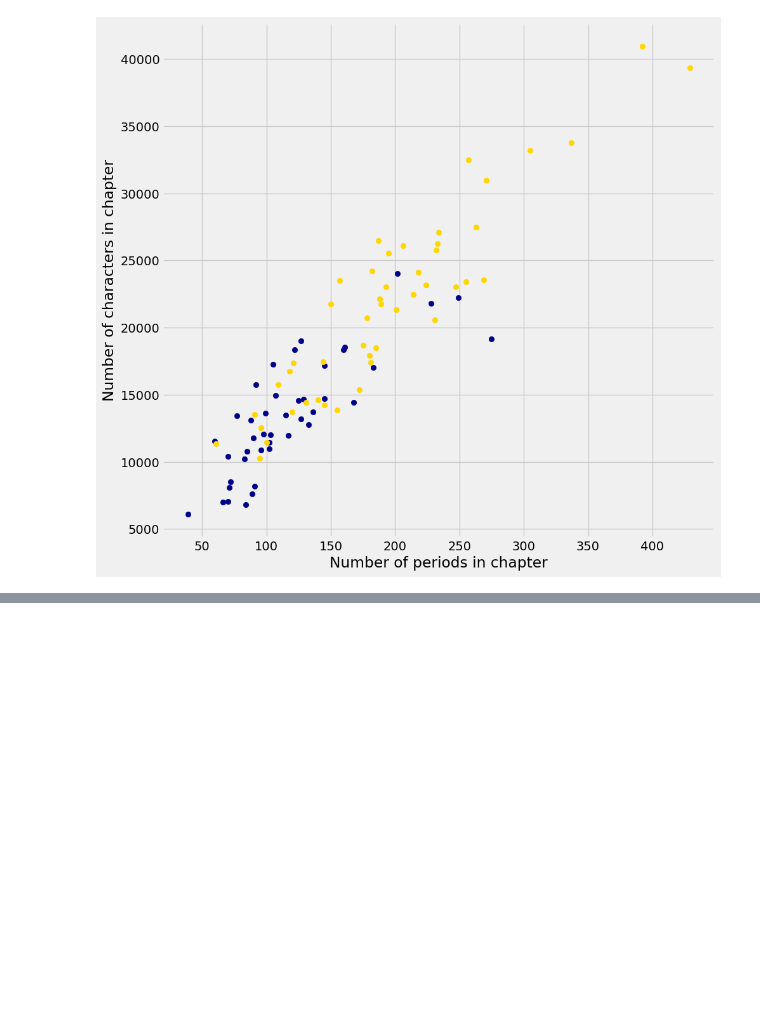
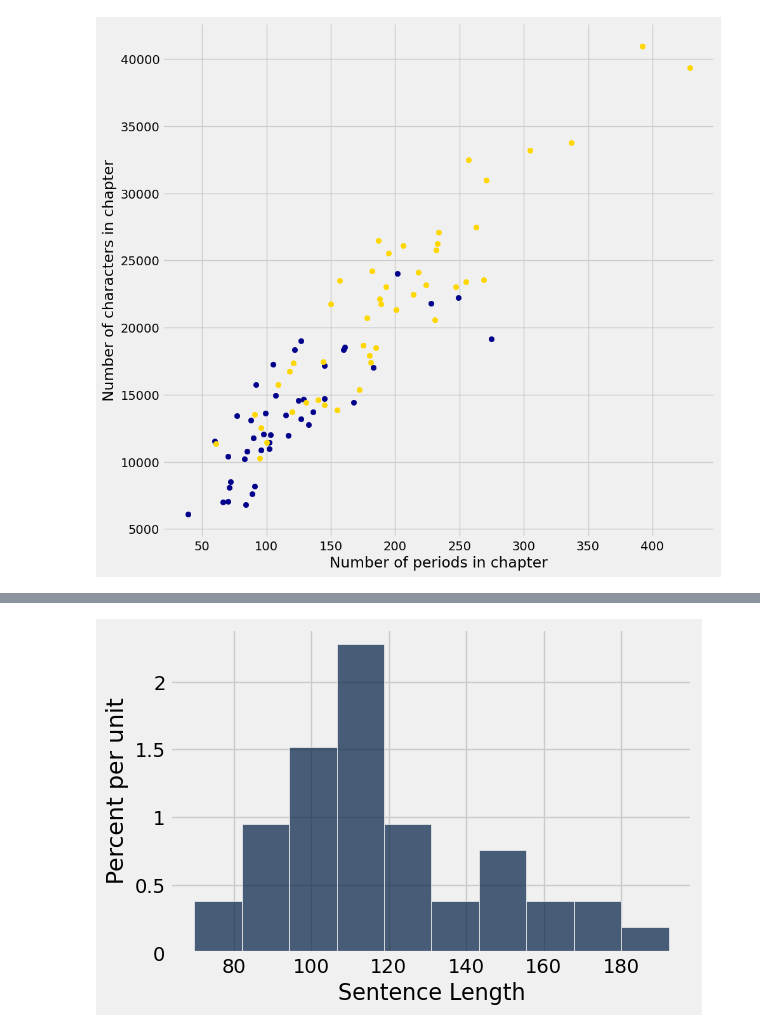
Before and after one commit to data-8/materials-sp23, a Jupyter notebook: lec/lec01.ipynb, the cells around one changed output, grey strips where cells are left out. Saved outputs shown, nothing was run; the diff lists cells and outputs as text; code cells hidden in the pictures; blank space fills up the shorter version.

```diff
--- a/lec/lec01.ipynb
+++ b/lec/lec01.ipynb
@@ -215,0 +248,5 @@ plt.ylabel('Number of characters in chapter');
+# %%
+Table.static_plots()
+length_hf.with_columns("Sentence Length", length_hf['Length']/length_hf['Periods']).hist("Sentence Length")
+# %% [output]
+[figure, added]
```
Also changed, not shown: parts of 18 cells of this notebook, 1 other file.
